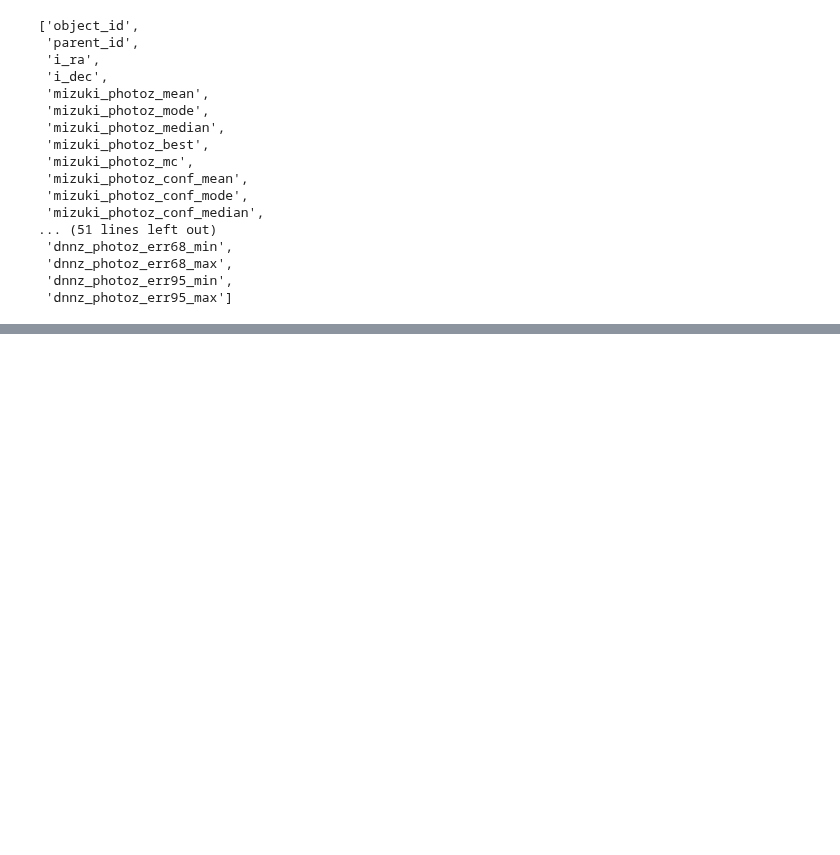
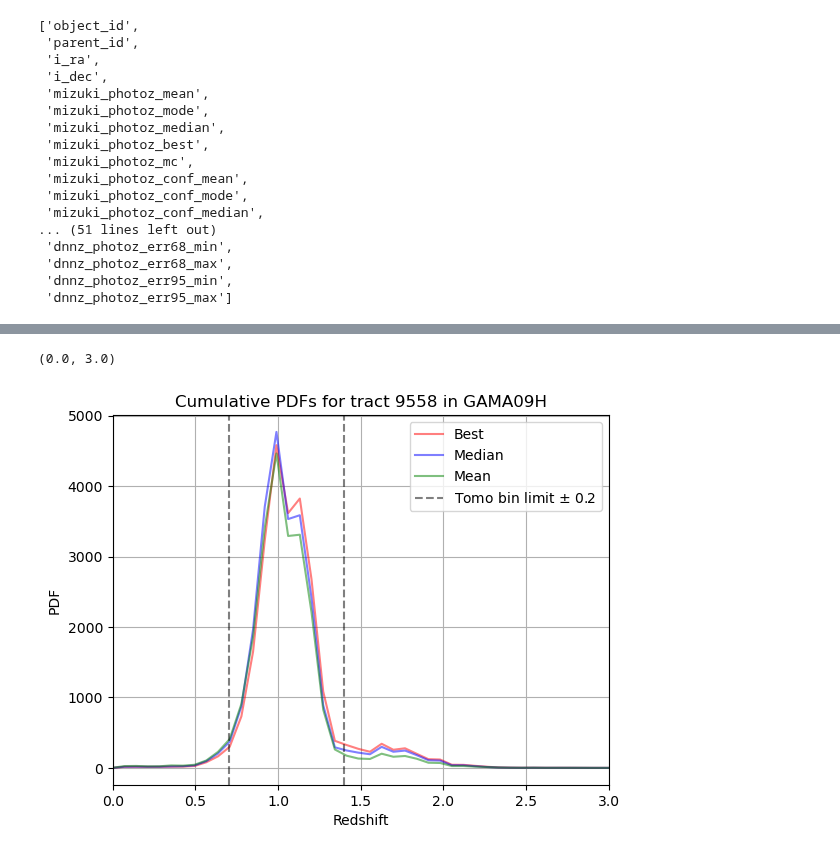
Before and after one commit to JeanCHDJdev/desi-y3-hsc, a Jupyter notebook: src/photoz_cuts/photoz_pdfdnnz_cut.ipynb, the cells around one changed output, grey strips where cells are left out. Drawn from its saved outputs; the diff is of its cells as text; code cells hidden in the pictures; blank space fills up the shorter version.

```diff
--- a/src/photoz_cuts/photoz_pdfdnnz_cut.ipynb
+++ b/src/photoz_cuts/photoz_pdfdnnz_cut.ipynb
@@ -42,5 +79,7 @@ calibration_cut = (
         ((z['mizuki_photoz_err95_max'] - z['mizuki_photoz_err95_min']) < 2.7) &
         ((z['dnnz_photoz_err95_max'] - z['dnnz_photoz_err95_min']) < 2.7)
         )
-zbin_crit = (z['dnnz_photoz_best'] > 0.6) & (z['dnnz_photoz_best'] <= 0.9)
+zbin_crit_best = (z['dnnz_photoz_best'] > bds_tomo[0]) & (z['dnnz_photoz_best'] <= bds_tomo[1])
+zbin_crit_mean = (z['dnnz_photoz_mean'] > bds_tomo[0]) & (z['dnnz_photoz_mean'] <= bds_tomo[1])
+zbin_crit_median = (z['dnnz_photoz_median'] > bds_tomo[0]) & (z['dnnz_photoz_median'] <= bds_tomo[1])
 # %%
@@ -58,0 +364,64 @@ plt.plot(np.linspace(0, 7, 100), pdf[5][1])
+# %%
+z_bins = np.linspace(0, 7, 100)
+rm_tail = z['dnnz_photoz_mode'] - z['dnnz_photoz_median']
+best_sum = np.sum([p for _, p in pdf[calibration_cut & zbin_crit_best]], axis=0)
+median_sum = np.sum([p for _, p in pdf[calibration_cut & zbin_crit_median]], axis=0)
+mean_sum = np.sum([p for _, p in pdf[calibration_cut & zbin_crit_mean]], axis=0)
+plt.plot(
+    z_bins,
+    best_sum,
+    color='red',
+    label='Best',
+    alpha=0.5
+    )
+plt.plot(
+    z_bins,
+    median_sum,
+    color='blue',
+    label='Median',
+    alpha=0.5
+    )
+plt.plot(
+    z_bins,
+    mean_sum,
+    color='green',
+    label='Mean',
+    alpha=0.5
+    )
+area_ratio = 0
+lim_low = bds_tomo[0] - 0.2
+lim_tail = bds_tomo[1] + 0.2
+plt.axvline(
+    x=lim_low,
+    color='black',
+    linestyle='--',
+    label='Tomo bin limit '+r'$\pm$'+' 0.2',
+    alpha=0.5
+)
+plt.axvline(
+    x=lim_tail,
+    color='black',
+    linestyle='--',
+    alpha=0.5
+)
+
+tail_range = (z_bins >= lim_tail)
+main_range = (z_bins < lim_low) | (z_bins > lim_tail)
+
+area_tail = np.trapz(
+    best_sum[tail_range],
+    z_bins[tail_range]
+)
+area_main = np.trapz(
+    best_sum[main_range],
+    z_bins[main_range]
+)
+plt.xlabel('Redshift')
+plt.ylabel('PDF')
+plt.legend()
+plt.title(f'Cumulative PDFs for tract {tract_id} in GAMA09H')
+plt.grid()
+plt.xlim(0, 3)
+# %% [output]
+(0.0, 3.0)
+[figure, added]
```
Also changed, not shown: parts of 17 cells of this notebook.
